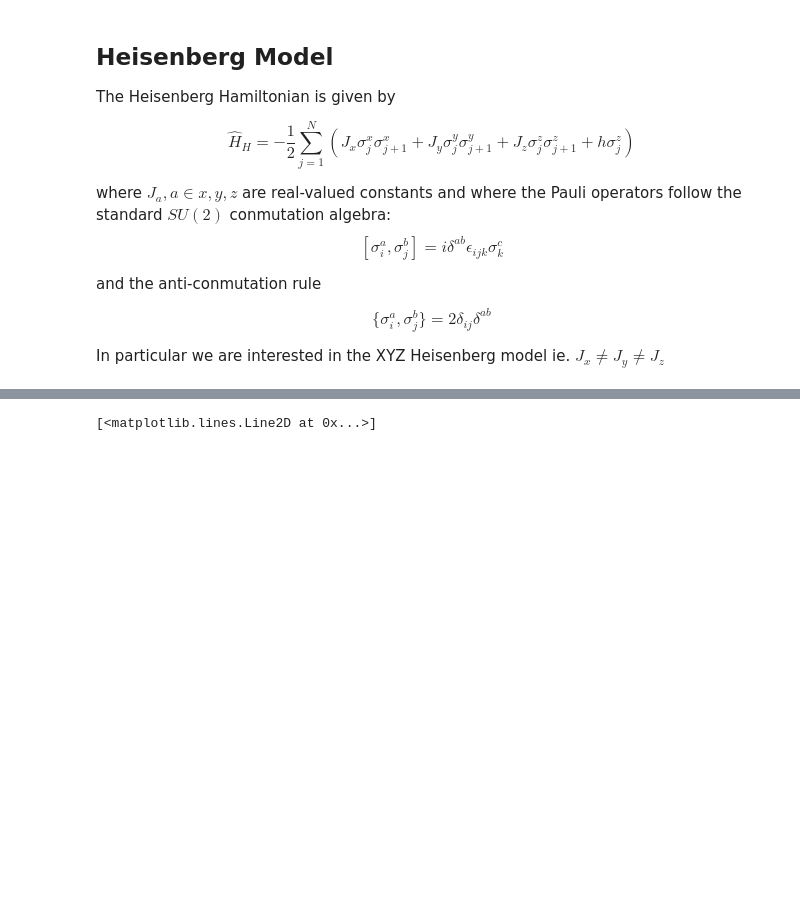
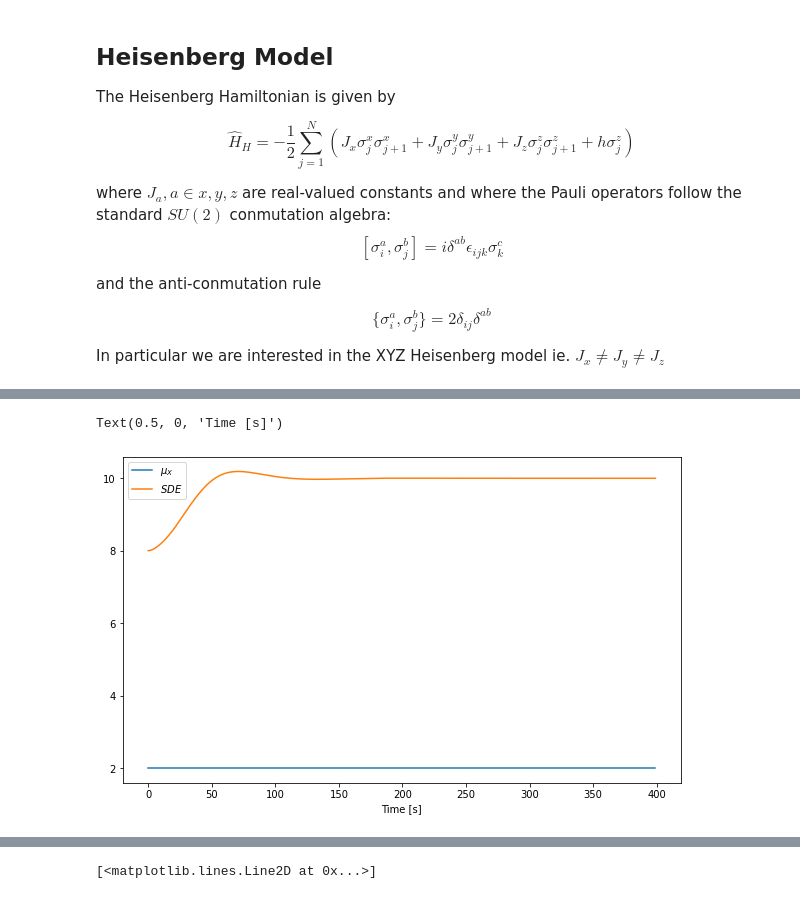
Before and after one commit to tomi-cuentitas/Spin-Chains-, a Jupyter notebook: Heisenberg_Model_Wave_packet_Last_Build_Qutip.ipynb, the cells around one changed output, grey strips where cells are left out. Saved outputs shown, nothing was run; the diff lists cells and outputs as text; code cells hidden in the pictures; blank space fills up the shorter version.

```diff
--- a/Heisenberg_Model_Wave_packet_Last_Build_Qutip.ipynb
+++ b/Heisenberg_Model_Wave_packet_Last_Build_Qutip.ipynb
@@ -110,0 +147,18 @@ def hamiltonian(N, Jx, Jy, Jz, h, psi0, tlist, gamma, solver):
+# %%
+denom_muX = sum(.5*(1-sz_expt[i]) for i in range(5))
+mu_X= sum(.5*(1-sz_expt[i])*i for i in range((5)))/denom_muX
+std_devX_term1 = sum(.5*(1-sz_expt[i])*i**2 for i in range((5)))/denom_muX
+std_devX_term2 = mu_X**2
+
+std_devX = std_devX_term1 + std_devX_term2
+# %%
+fig, ax = plt.subplots(figsize=(10,6))
+
+ax.plot(mu_X, label=r'$\mu_X$')
+ax.plot(std_devX, label=r'$SDE$')
+
+ax.legend(loc=0)
+ax.set_xlabel(r'Time [s]')
+# %% [output]
+Text(0.5, 0, 'Time [s]')
+[figure, added]
```
Also changed, not shown: parts of 18 cells of this notebook.
